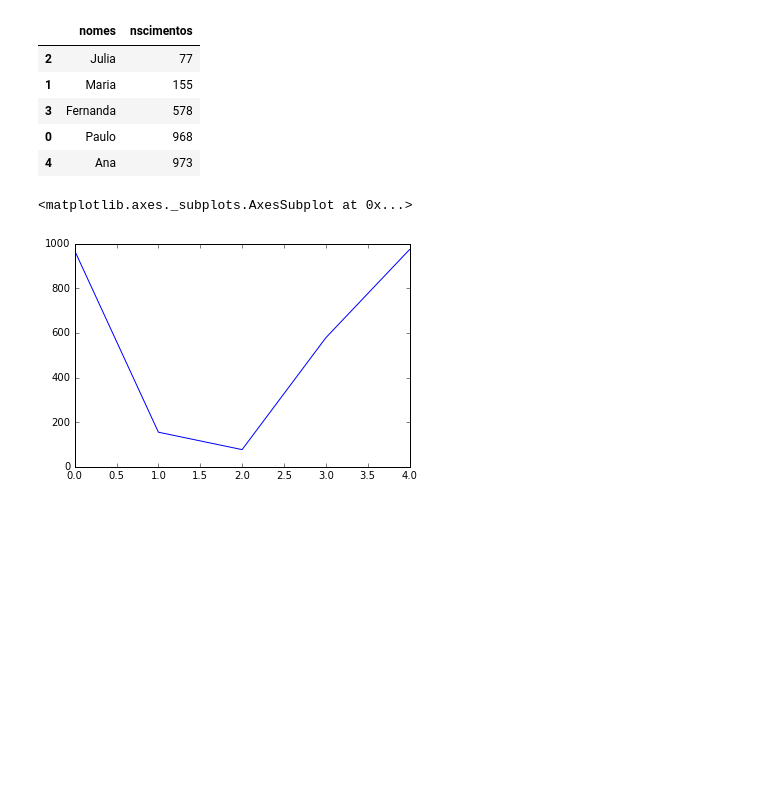
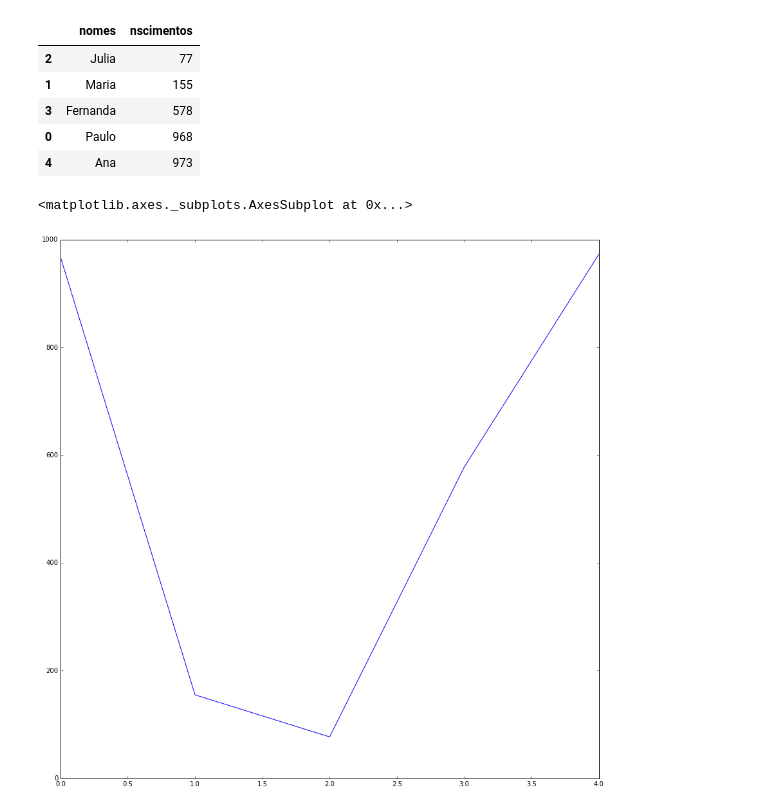
Before and after one commit to Pauloq/pauloqrepo, a Jupyter notebook: jupyter-notebooks/Pandas_tutorial/Pandas tutorial.ipynb, the cells around one changed output. Drawn from its saved outputs; the diff is of its cells as text; code cells hidden in the pictures; blank space fills up the shorter version.

```diff
--- a/jupyter-notebooks/Pandas_tutorial/Pandas tutorial.ipynb
+++ b/jupyter-notebooks/Pandas_tutorial/Pandas tutorial.ipynb
@@ -42,7 +42,7 @@ df.to_csv?
 # %%
 df.to_csv('nasciementos1880_3.csv', index = True, header = False)
 # %%
-location = r'C:\Users\Paulo\programacao\jupyter-notebooks\Pandas_tutorial\nasciementos1880.csv'
+location = r'/home/pauloque/programacao/pauloqrepo/jupyter-notebooks/Pandas_tutorial/nasciementos1880.csv'
 df = pd.read_csv(location, names = ['nomes', 'nscimentos'])
 # %%
 df
@@ -78,9 +78,9 @@ Sorted.head()
 | 0 | Paulo | 968 |
 | 4 | Ana | 973 |
 # %%
-df['nscimentos'].plot()
+df['nscimentos'].plot(figsize=(15,15))
 # %% [output]
 <matplotlib.axes._subplots.AxesSubplot at 0x...>
-[figure, old version]
+[figure, new version]
 # %%
 MaxValue = df['nscimentos'].max()
```
Also changed, not shown: parts of 2 cells of this notebook, 1 other file.
